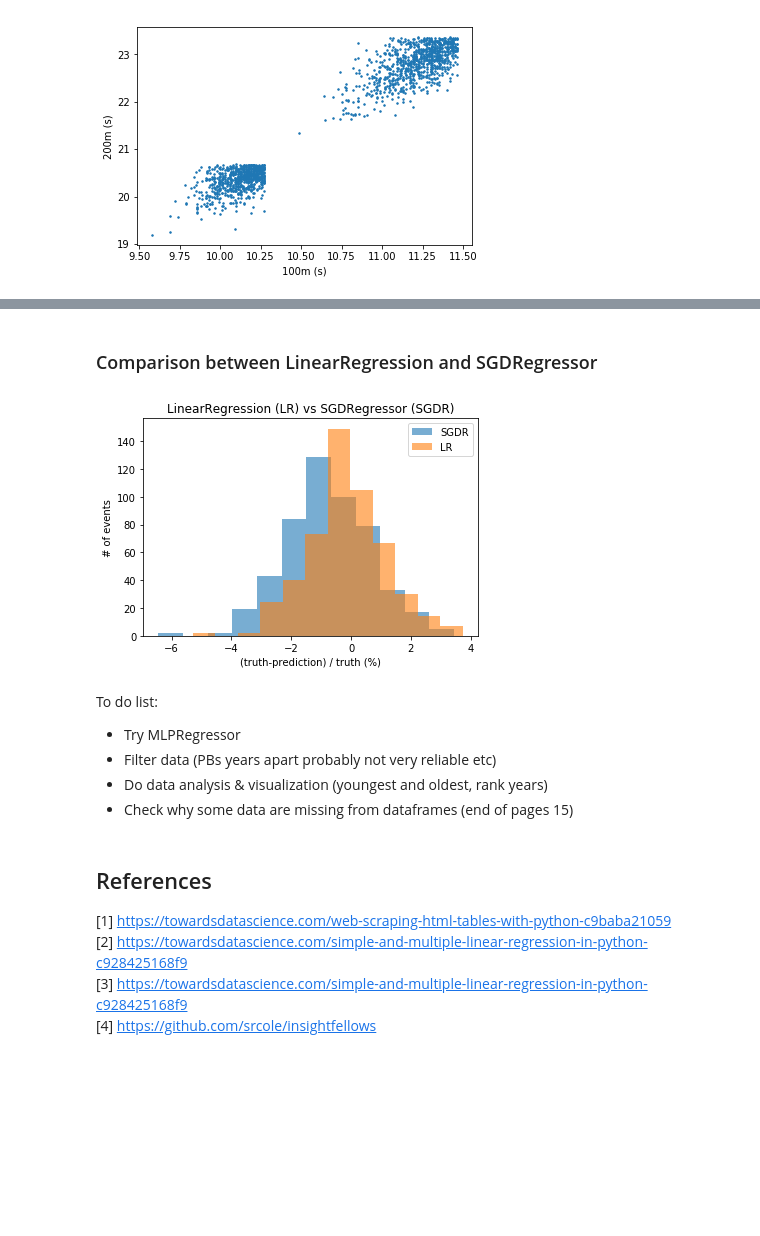
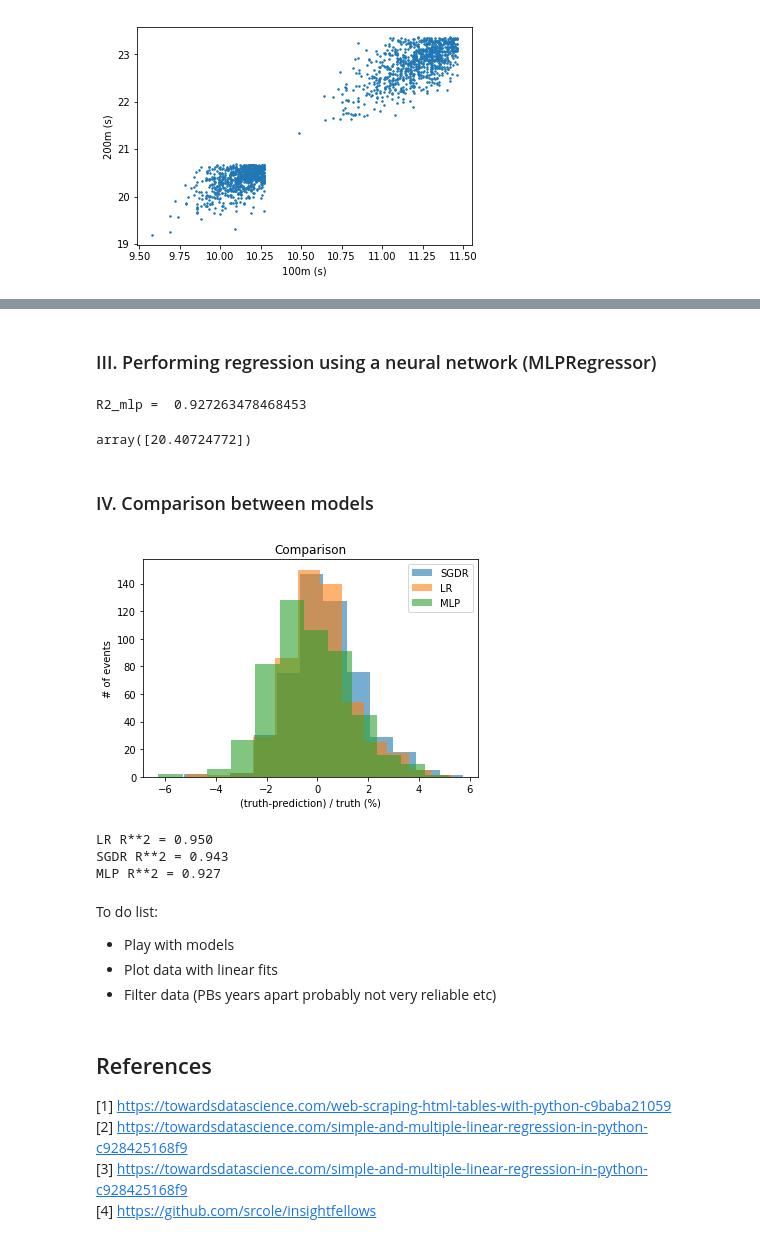
Before and after one commit to rmondini/trackandfield, a Jupyter notebook: mensprint.ipynb, the cells around one changed output, grey strips where cells are left out. Cells and saved outputs as stored; diff of their text form; code cells hidden in the pictures; blank space fills up the shorter version.

Commit message:
added more analysis, added MLPRegressor

```diff
--- a/mensprint.ipynb
+++ b/mensprint.ipynb
@@ -310,27 +366,58 @@ array([20.36197754])
+# %% [markdown]
+### III. Performing regression using a neural network (MLPRegressor) ###
+# %%
+#MLPRegressor
+mlp = MLPRegressor()
+mlp.fit(X_train.values.reshape(-1,1),y_train)
+
+# model predictions of test set
+Ypredictionsmlp = mlp.predict(X_test.values.reshape(-1,1))
+# %%
+# get R-squared
+R2mlp=mlp.score(X_train.values.reshape(-1,1),y_train)
+print 'R2_mlp = ',R2mlp
+
+# test model for a random input
+mlp.predict([[9.99]])
+# %% [output]
+R2_mlp =  0.927263478468453
+array([20.40724772])
 # %% [markdown]
-### Comparison between LinearRegression and SGDRegressor ###
+### IV. Comparison between models ###
 # %%
 # % difference between truth and predictions for test set for LinearRegressions
 lmdiff=100*(y_test-Ypredictionslm)/y_test
 
 # % difference between truth and predictions for test set for SGDRegressor
 clfdiff=100*(y_test-Ypredictionsclf)/y_test
+
+# % difference between truth and predictions for test set for MLPRegressor
+mlpdiff=100*(y_test-Ypredictionsmlp)/y_test
 # %%
+# plot histograms
 plt.hist(clfdiff, bins=12, alpha=0.6, label='SGDR')
 plt.hist(lmdiff, bins=12, alpha=0.6, label='LR')
+plt.hist(mlpdiff, bins=12, alpha=0.6, label='MLP')
 plt.legend(loc='upper right')
-plt.title('LinearRegression (LR) vs SGDRegressor (SGDR)')
+plt.title('Comparison')
 plt.xlabel('(truth-prediction) / truth (%)')
 plt.ylabel('# of events')
 plt.show()
+
+# compare the R**2 scores
+print 'LR R**2 = %.3f' % R2lm
+print 'SGDR R**2 = %.3f' % R2clf
+print 'MLP R**2 = %.3f' % R2mlp
 # %% [output]
-[figure, old version]
+[figure, new version]
+LR R**2 = 0.950
+SGDR R**2 = 0.943
+MLP R**2 = 0.927
 # %% [markdown]
 To do list:
-- Try MLPRegressor
+- Play with models
+- Plot data with linear fits
 - Filter data (PBs years apart probably not very reliable etc)
-- Do data analysis & visualization (youngest and oldest, rank years)
-- Check why some data are missing from dataframes (end of pages 15)
 # %% [markdown]
 ## References ###
 [1] https://towardsdatascience.com/web-scraping-html-tables-with-python-c9baba21059
```
Also changed, not shown: parts of 15 cells of this notebook.
